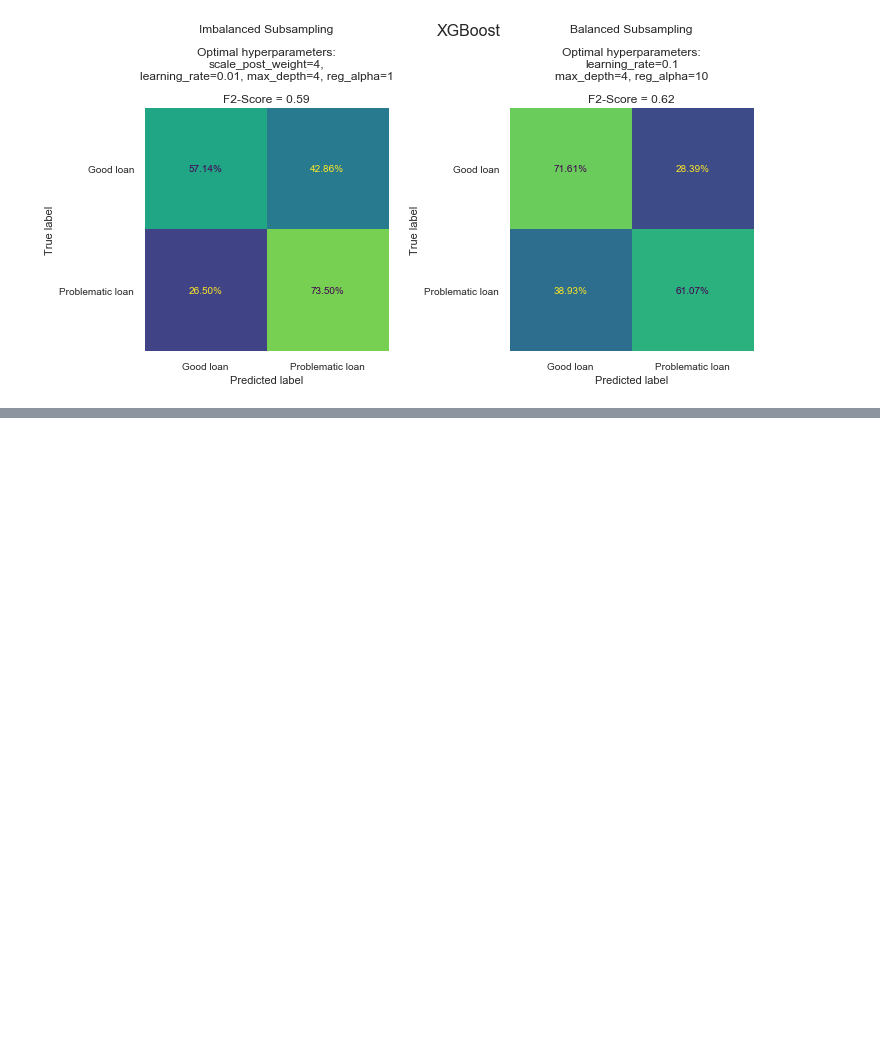
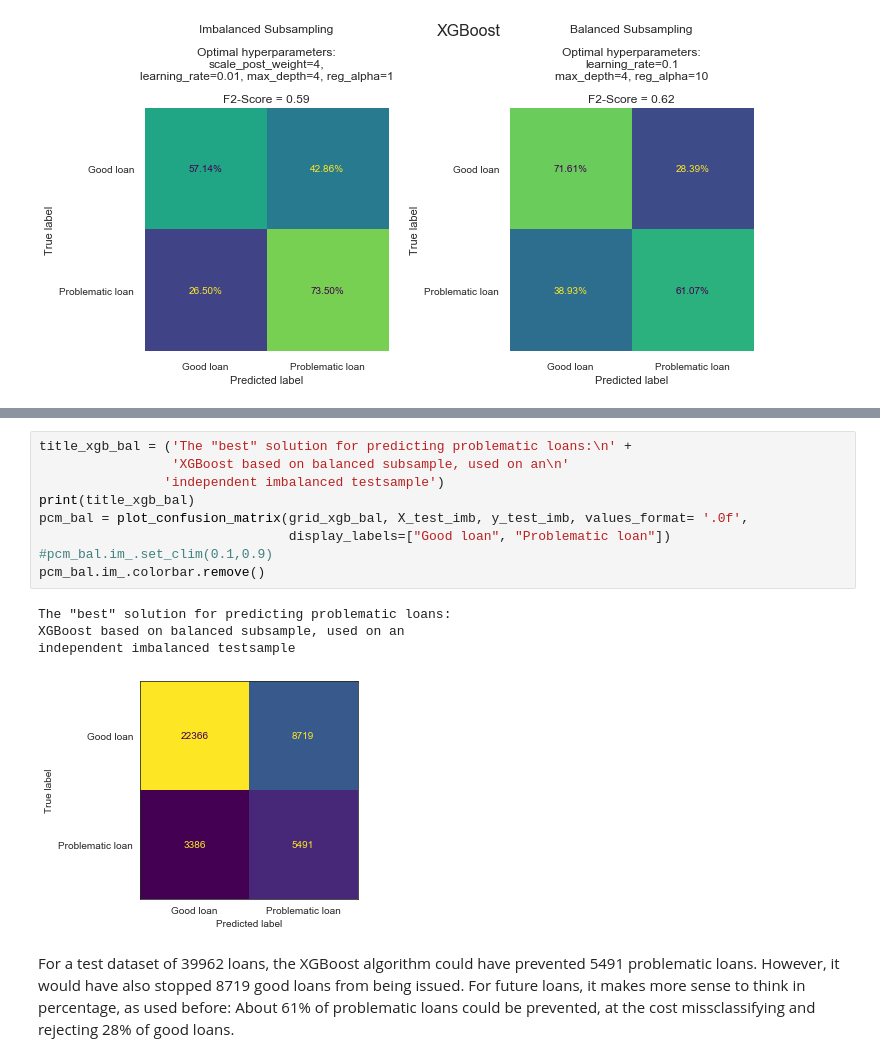
Before and after one commit to matthiasluthi/Predicting-Loan-Risk, a Jupyter notebook: PredictingLoanRisk.ipynb, the cells around one changed output, grey strips where cells are left out. Cells and saved outputs as stored; diff of their text form; blank space fills up the shorter version.

```diff
--- a/PredictingLoanRisk.ipynb
+++ b/PredictingLoanRisk.ipynb
@@ -965,0 +1032,16 @@ Text(0.5, 1.0, 'Balanced Subsampling\n\nOptimal hyperparameters:\nlearning_rate=
+# %%
+title_xgb_bal = ('The "best" solution for predicting problematic loans:\n' +
+                 'XGBoost based on balanced subsample, used on an\n'
+                'independent imbalanced testsample')
+print(title_xgb_bal)
+pcm_bal = plot_confusion_matrix(grid_xgb_bal, X_test_imb, y_test_imb, values_format= '.0f',
+                                display_labels=["Good loan", "Problematic loan"])
+#pcm_bal.im_.set_clim(0.1,0.9)
+pcm_bal.im_.colorbar.remove()
+# %% [output]
+The "best" solution for predicting problematic loans:
+XGBoost based on balanced subsample, used on an
+independent imbalanced testsample
+[figure, added]
+# %% [markdown]
+For a test dataset of 39962 loans, the XGBoost algorithm could have prevented 5491 problematic loans. However, it would have also stopped 8719 good loans from being issued. For future loans, it makes more sense to think in percentage, as used before: About 61% of problematic loans could be prevented, at the cost missclassifying and rejecting 28% of good loans.
```
Also changed, not shown: parts of 24 cells of this notebook.
